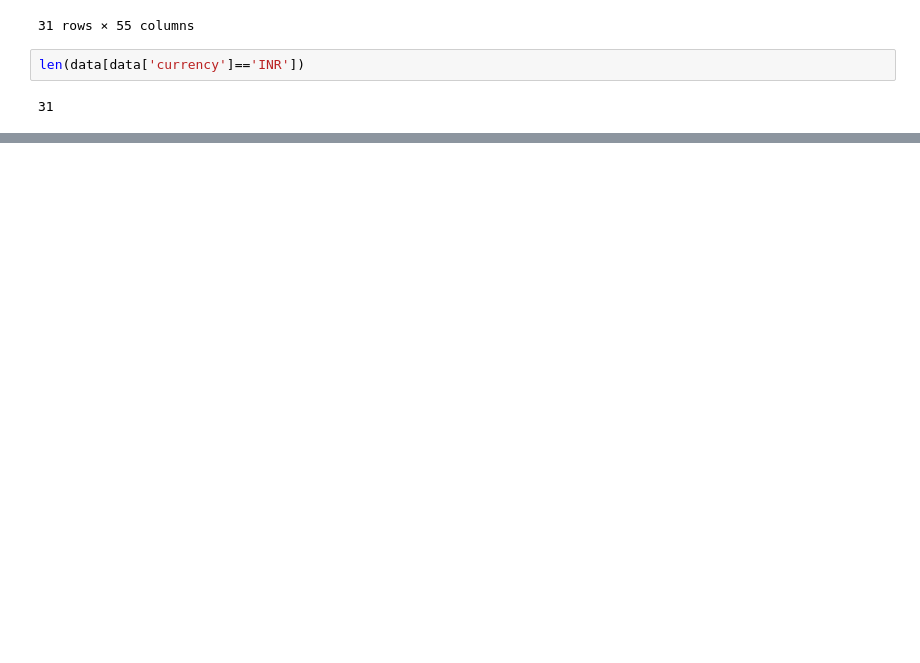
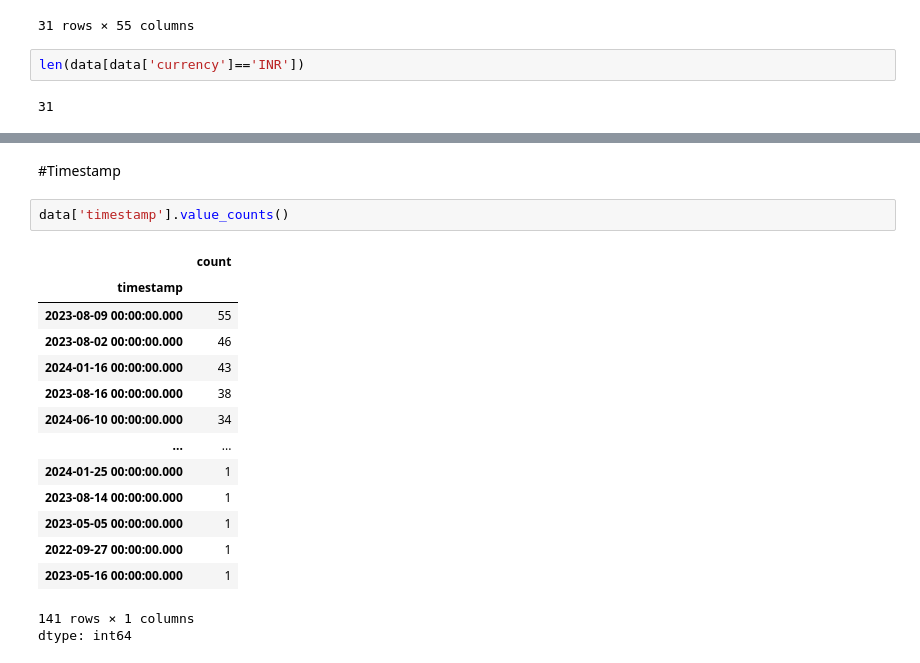
Before and after one commit to Sreenivas77-star/Python, a Jupyter notebook: Ecommerce_Purchase_Project.ipynb, the cells around one changed output, grey strips where cells are left out. Saved outputs shown, nothing was run; the diff lists cells and outputs as text; blank space fills up the shorter version.

```diff
--- a/Ecommerce_Purchase_Project.ipynb
+++ b/Ecommerce_Purchase_Project.ipynb
@@ -185,0 +221,20 @@ len(data[data['currency']=='INR'])
+# %% [markdown]
+#Timestamp
+# %%
+data['timestamp'].value_counts()
+# %% [output]
+|  | count |
+| timestamp |  |
+| 2023-08-09 00:00:00.000 | 55 |
+| 2023-08-02 00:00:00.000 | 46 |
+| 2024-01-16 00:00:00.000 | 43 |
+| 2023-08-16 00:00:00.000 | 38 |
+| 2024-06-10 00:00:00.000 | 34 |
+| ... | ... |
+| 2024-01-25 00:00:00.000 | 1 |
+| 2023-08-14 00:00:00.000 | 1 |
+| 2023-05-05 00:00:00.000 | 1 |
+| 2022-09-27 00:00:00.000 | 1 |
+| 2023-05-16 00:00:00.000 | 1 |
+141 rows × 1 columns
+dtype: int64
```
Also changed, not shown: parts of 3 cells of this notebook.
